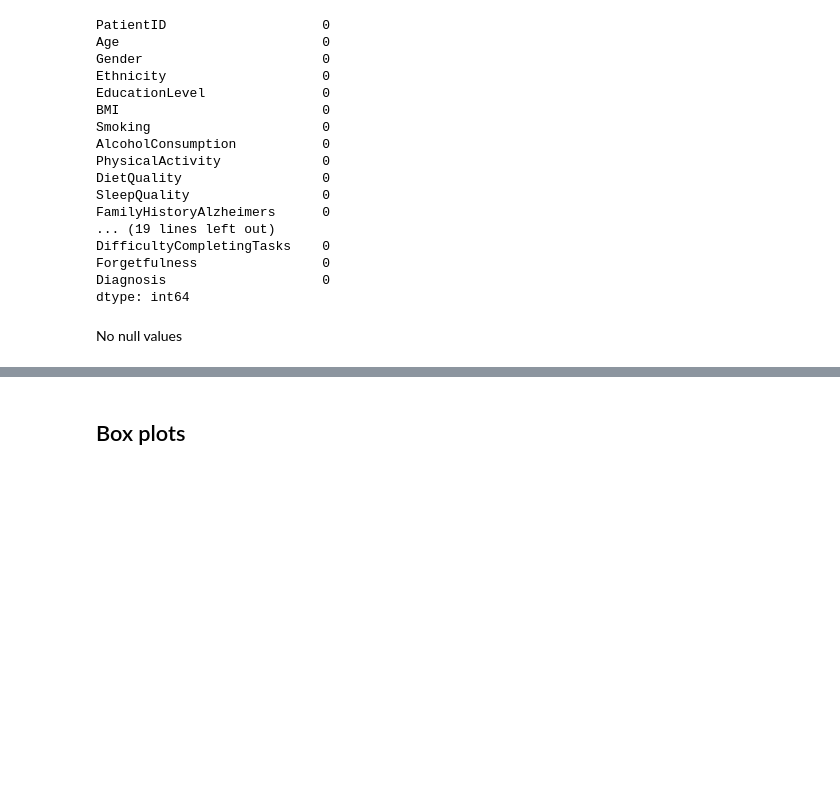
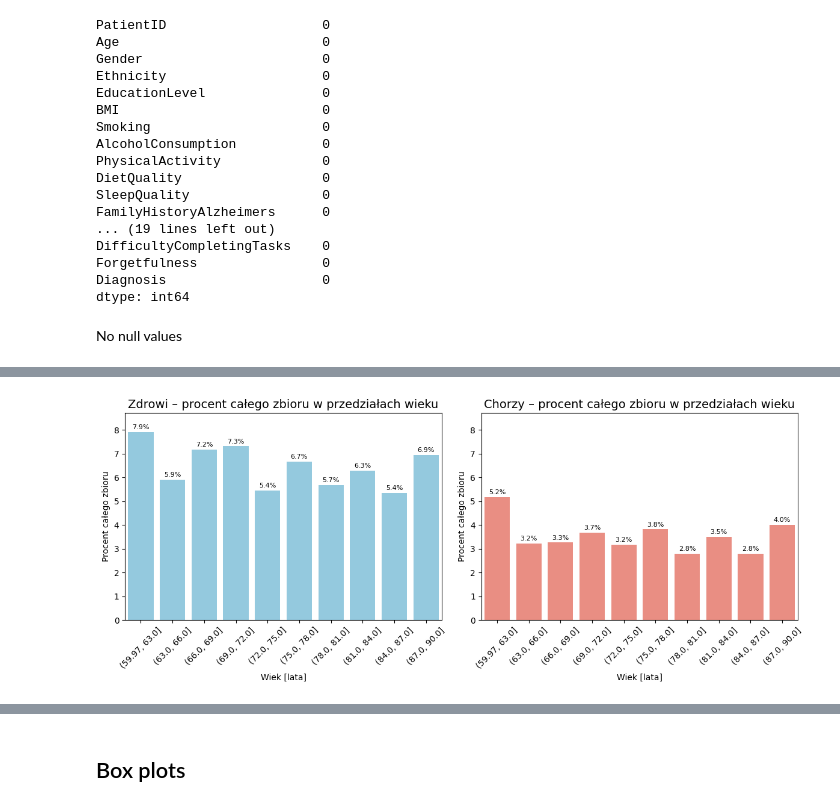
Before and after one commit to JakubDralus/advanced-machine-learning, a Jupyter notebook: project.ipynb, the cells around one changed output, grey strips where cells are left out. Cells and saved outputs as stored; diff of their text form; code cells hidden in the pictures; blank space fills up the shorter version.

```diff
--- a/project.ipynb
+++ b/project.ipynb
@@ -199,0 +236,67 @@ No null values
+# %%
+import matplotlib.pyplot as plt
+import seaborn as sns
+import pandas as pd
+
+if "Age" in df.columns and "Diagnosis" in df.columns:
+    df['Diagnosis'] = df['Diagnosis'].astype('category')
+
+    bins = 10
+    df['Age_bin'] = pd.cut(df['Age'], bins=bins)
+
+    zdrowi = df[df['Diagnosis'] == 0]
+    procenty_zdrowi = (
+        zdrowi.groupby('Age_bin')
+        .size()
+        .div(len(df))
+        .mul(100)
+        .reset_index(name='Procent')
+    )
+
+    chorzy = df[df['Diagnosis'] == 1]
+    procenty_chorzy = (
+        chorzy.groupby('Age_bin')
+        .size()
+        .div(len(df))
+        .mul(100)
+        .reset_index(name='Procent')
+    )
+
+    max_procent = max(procenty_zdrowi['Procent'].max(), procenty_chorzy['Procent'].max()) * 1.1  # +10% dla marginesu
+
+    plt.figure(figsize=(12,5))
+
+    plt.subplot(1,2,1)
+    sns.barplot(
+        data=procenty_zdrowi,
+        x='Age_bin',
+        y='Procent',
+        color='skyblue'
+    )
+    plt.title("Zdrowi – procent całego zbioru w przedziałach wieku", fontsize=14)
+    plt.xlabel("Wiek [lata]")
+    plt.ylabel("Procent całego zbioru")
+    plt.ylim(0, max_procent)
+    plt.xticks(rotation=45)
+    for container in plt.gca().containers:
+        plt.gca().bar_label(container, fmt="%.1f%%", fontsize=8, padding=2)
+
+    plt.subplot(1,2,2)
+    sns.barplot(
+        data=procenty_chorzy,
+        x='Age_bin',
+        y='Procent',
+        color='salmon'
+    )
+    plt.title("Chorzy – procent całego zbioru w przedziałach wieku", fontsize=14)
+    plt.xlabel("Wiek [lata]")
+    plt.ylabel("Procent całego zbioru")
+    plt.ylim(0, max_procent)
+    plt.xticks(rotation=45)
+    for container in plt.gca().containers:
+        plt.gca().bar_label(container, fmt="%.1f%%", fontsize=8, padding=2)
+
+    plt.tight_layout()
+    plt.show()
+# %% [output]
+[figure, added]
```
Also changed, not shown: parts of 7 cells of this notebook.
